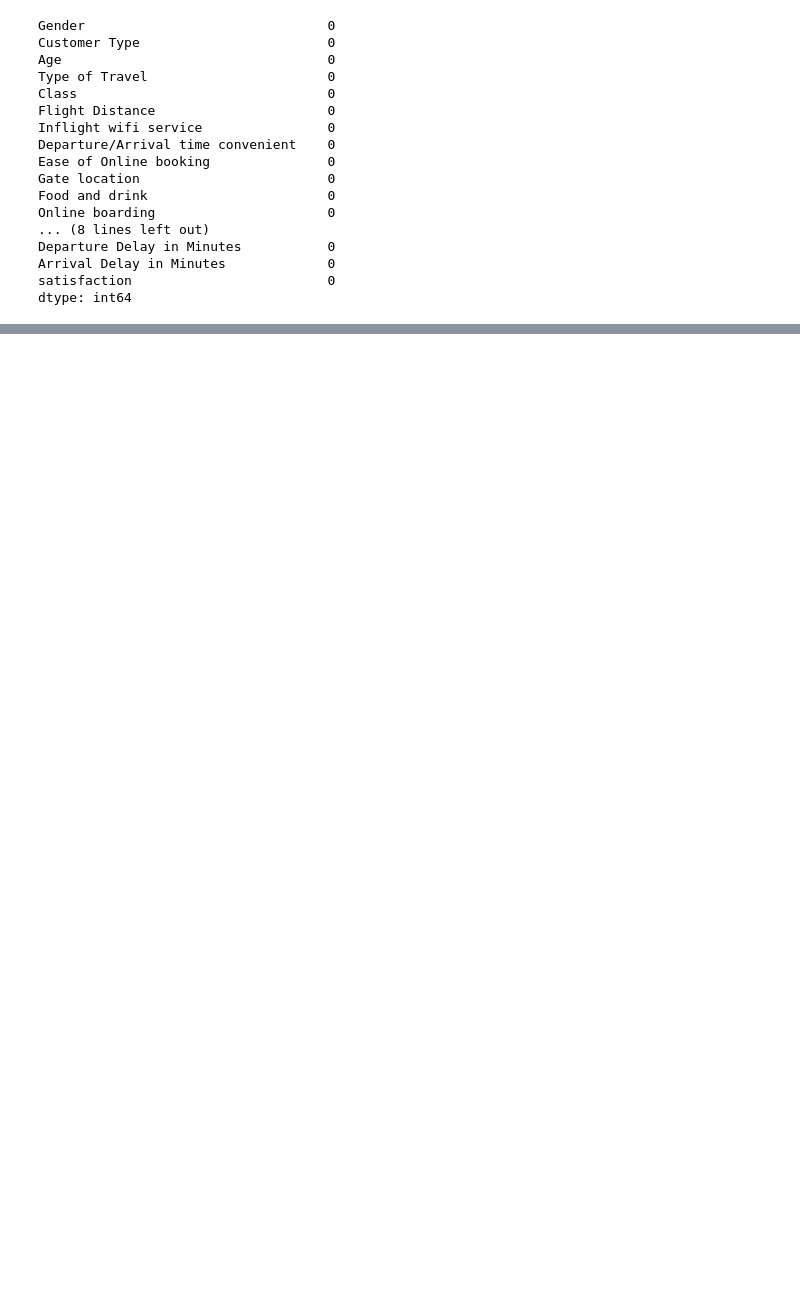
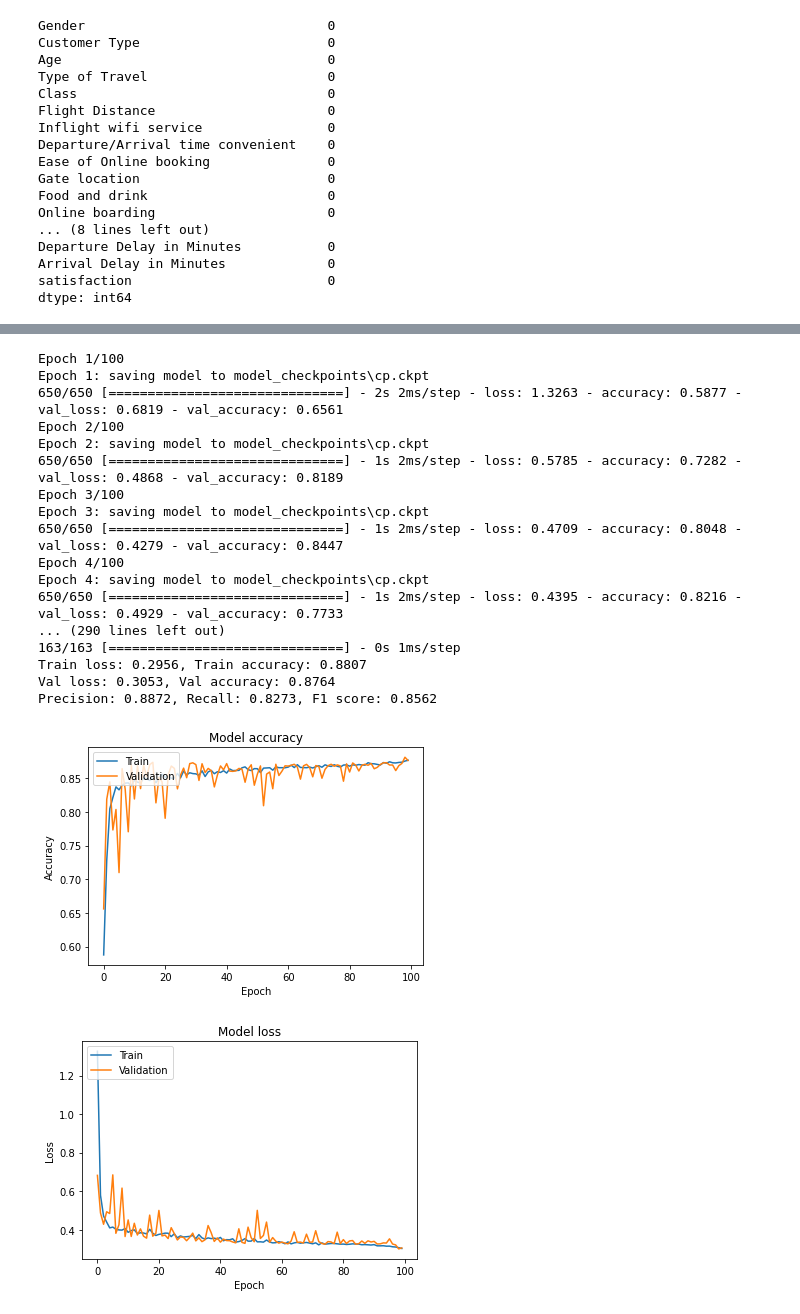
Before and after one commit to Rutvik2303/AI_final_project, a Jupyter notebook: Untitled.ipynb, the cells around one changed output, grey strips where cells are left out. Cells and saved outputs as stored; diff of their text form; code cells hidden in the pictures; blank space fills up the shorter version.

```diff
--- a/Untitled.ipynb
+++ b/Untitled.ipynb
@@ -293,0 +298,63 @@ Precision: 0.9641, Recall: 0.9089, F1 score: 0.9357
+# %%
+model= model2
+model.compile(optimizer='adam', loss='binary_crossentropy', metrics=['accuracy'])
+
+# Train the model with model checkpointing
+checkpoint_path = "model_checkpoints/cp.ckpt"
+cp_callback = tf.keras.callbacks.ModelCheckpoint(filepath=checkpoint_path, save_weights_only=True, verbose=1)
+history = model.fit(train_features, train_labels, epochs=100, validation_data=(val_features, val_labels), callbacks=[cp_callback])
+
+# Evaluate the model on the training set and validation set
+train_loss, train_acc = model.evaluate(train_features, train_labels)
+val_loss, val_acc = model.evaluate(val_features, val_labels)
+
+# Make predictions on the validation set
+val_pred = model.predict(val_features)
+val_pred_labels = np.round(val_pred)
+
+# Calculate other metrics besides accuracy
+precision = precision_score(val_labels, val_pred_labels)
+recall = recall_score(val_labels, val_pred_labels)
+f1 = f1_score(val_labels, val_pred_labels)
+
+# Print results
+print(f"Train loss: {train_loss:.4f}, Train accuracy: {train_acc:.4f}")
+print(f"Val loss: {val_loss:.4f}, Val accuracy: {val_acc:.4f}")
+print(f"Precision: {precision:.4f}, Recall: {recall:.4f}, F1 score: {f1:.4f}")
+
+# Plot learning curves
+plt.plot(history.history['accuracy'])
+plt.plot(history.history['val_accuracy'])
+plt.title('Model accuracy')
+plt.ylabel('Accuracy')
+plt.xlabel('Epoch')
+plt.legend(['Train', 'Validation'], loc='upper left')
+plt.show()
+
+plt.plot(history.history['loss'])
+plt.plot(history.history['val_loss'])
+plt.title('Model loss')
+plt.ylabel('Loss')
+plt.xlabel('Epoch')
+plt.legend(['Train', 'Validation'], loc='upper left')
+plt.show()
+# %% [output]
+Epoch 1/100
+Epoch 1: saving model to model_checkpoints\cp.ckpt
+650/650 [==============================] - 2s 2ms/step - loss: 1.3263 - accuracy: 0.5877 - val_loss: 0.6819 - val_accuracy: 0.6561
+Epoch 2/100
+Epoch 2: saving model to model_checkpoints\cp.ckpt
+650/650 [==============================] - 1s 2ms/step - loss: 0.5785 - accuracy: 0.7282 - val_loss: 0.4868 - val_accuracy: 0.8189
+Epoch 3/100
+Epoch 3: saving model to model_checkpoints\cp.ckpt
+650/650 [==============================] - 1s 2ms/step - loss: 0.4709 - accuracy: 0.8048 - val_loss: 0.4279 - val_accuracy: 0.8447
+Epoch 4/100
+Epoch 4: saving model to model_checkpoints\cp.ckpt
+650/650 [==============================] - 1s 2ms/step - loss: 0.4395 - accuracy: 0.8216 - val_loss: 0.4929 - val_accuracy: 0.7733
+... (290 lines left out)
+163/163 [==============================] - 0s 1ms/step
+Train loss: 0.2956, Train accuracy: 0.8807
+Val loss: 0.3053, Val accuracy: 0.8764
+Precision: 0.8872, Recall: 0.8273, F1 score: 0.8562
+[figure, added]
+[figure, added]
```
Also changed, not shown: parts of 17 cells of this notebook.
